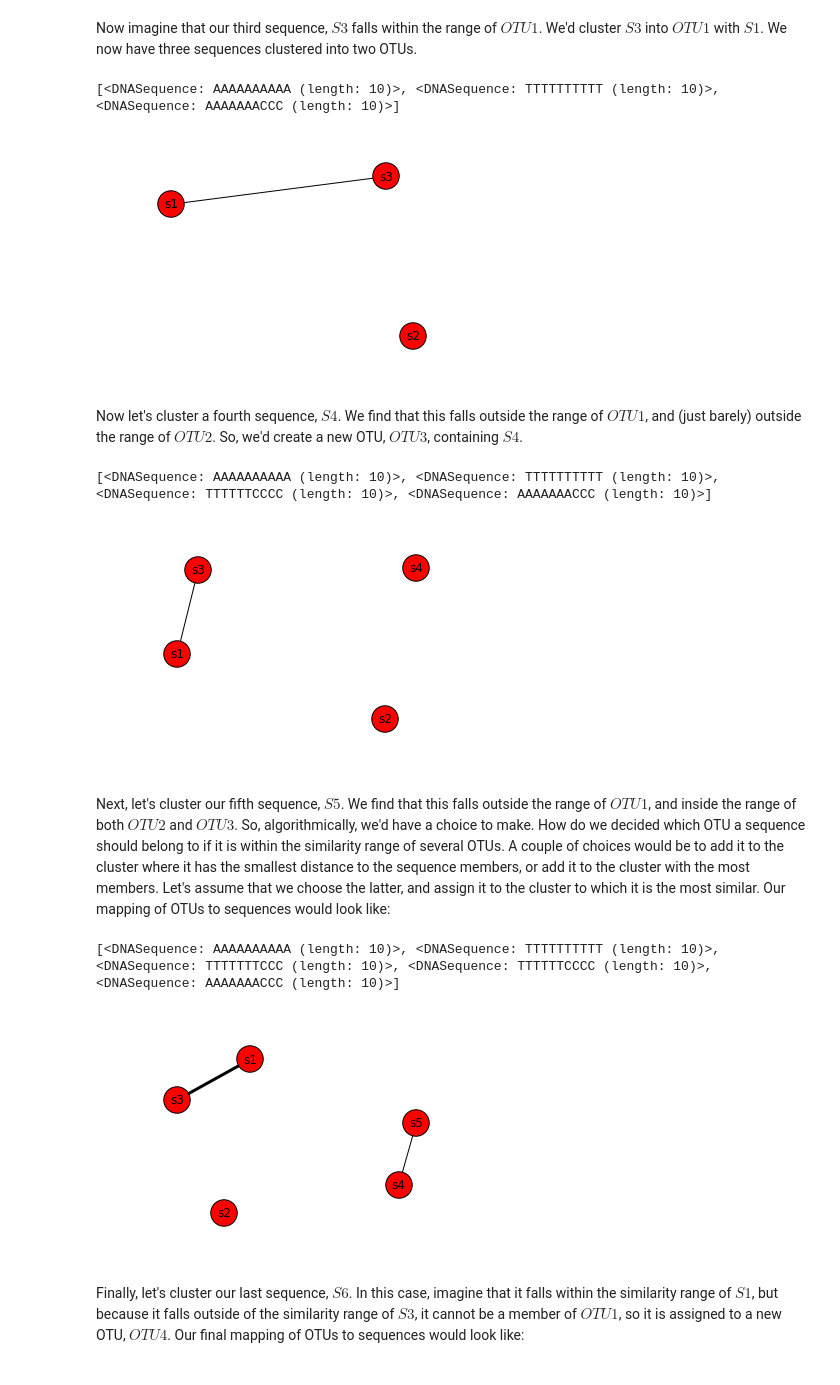
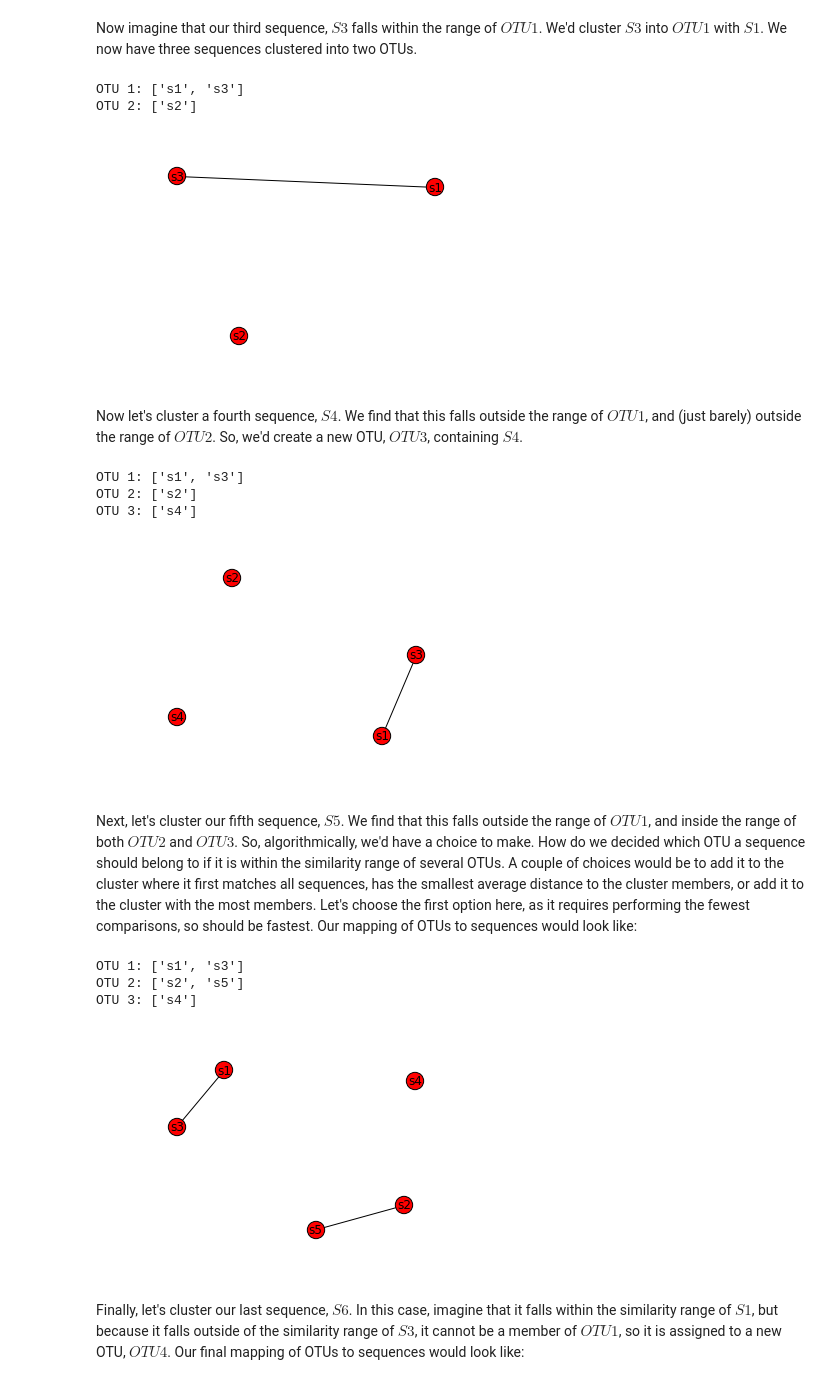
Before and after one commit to applied-bioinformatics/An-Introduction-To-Applied-Bioinformatics, a Jupyter notebook: fundamentals/sequence-mapping-and-clustering.ipynb, the cells around one changed output. Saved outputs shown, nothing was run; the diff lists cells and outputs as text; code cells hidden in the pictures.

```diff
--- a/fundamentals/sequence-mapping-and-clustering.ipynb
+++ b/fundamentals/sequence-mapping-and-clustering.ipynb
@@ -110,7 +103,8 @@ Here's what that process would look like for six sequences.
 
 Our first sequence, $S1$, will define a new OTU. We'll call that OTU $OTU1$. We'll start building a mapping of OTUs to the sequences they contain:
 # %%
-G=nx.Graph()
+clusters = []
+G=nx.Graph(id="OTU 1")
 s1 = DNA('AAAAAAAAAA', 's1')
 G.add_node(s1)
-draw_network(G)
+clusters.append(G)
@@ -121,6 +112,8 @@ draw_network(G)
 If our second sequence, $S2$ falls outside of the similarity threshold to $S1$, it will also define a new OTU. We'll call that OTU $OTU2$.
 # %%
 s2 = DNA('TTTTTTTTTT', 's2')
+G=nx.Graph(id="OTU 2")
 G.add_node(s2)
-draw_network(G)
+clusters.append(G)
+show_clusters(clusters, plot_labels=True)
 # %% [output]
@@ -130,29 +124,36 @@ draw_network(G)
 Now imagine that our third sequence, $S3$ falls within the range of $OTU1$. We'd cluster $S3$ into $OTU1$ with $S1$. We now have three sequences clustered into two OTUs.
 # %%
 s3 = DNA('AAAAAAACCC', 's3')
-G.add_edge(s1, s3)
-draw_network(G)
+clusters[0].add_edge(s1, s3)
+show_clusters(clusters, plot_labels=True)
 # %% [output]
-[<DNASequence: AAAAAAAAAA (length: 10)>, <DNASequence: TTTTTTTTTT (length: 10)>, <DNASequence: AAAAAAACCC (length: 10)>]
+OTU 1: ['s1', 's3']
+OTU 2: ['s2']
-[figure, old version]
+[figure, new version]
 # %% [markdown]
 Now let's cluster a fourth sequence, $S4$. We find that this falls outside the range of $OTU1$, and (just barely) outside the range of $OTU2$. So, we'd create a new OTU, $OTU3$, containing $S4$.
 # %%
 s4 = DNA('TTTTTTCCCC', 's4')
+G=nx.Graph(id="OTU 3")
 G.add_node(s4)
-draw_network(G)
+clusters.append(G)
+show_clusters(clusters, plot_labels=True)
 # %% [output]
-[<DNASequence: AAAAAAAAAA (length: 10)>, <DNASequence: TTTTTTTTTT (length: 10)>, <DNASequence: TTTTTTCCCC (length: 10)>, <DNASequence: AAAAAAACCC (length: 10)>]
+OTU 1: ['s1', 's3']
+OTU 2: ['s2']
+OTU 3: ['s4']
-[figure, old version]
+[figure, new version]
 # %% [markdown]
-Next, let's cluster our fifth sequence, $S5$. We find that this falls outside the range of $OTU1$, and inside the range of both $OTU2$ and $OTU3$. So, algorithmically, we'd have a choice to make. How do we decided which OTU a sequence should belong to if it is within the similarity range of several OTUs. A couple of choices would be to add it to the cluster where it has the smallest distance to the sequence members, or add it to the cluster with the most members. Let's assume that we choose the latter, and assign it to the cluster to which it is the most similar. Our mapping of OTUs to sequences would look like:
+Next, let's cluster our fifth sequence, $S5$. We find that this falls outside the range of $OTU1$, and inside the range of both $OTU2$ and $OTU3$. So, algorithmically, we'd have a choice to make. How do we decided which OTU a sequence should belong to if it is within the similarity range of several OTUs. A couple of choices would be to add it to the cluster where it first matches all sequences, has the smallest average distance to the cluster members, or add it to the cluster with the most members. Let's choose the first option here, as it requires performing the fewest comparisons, so should be fastest. Our mapping of OTUs to sequences would look like:
 # %%
 s5 = DNA('TTTTTTTCCC', 's5')
-G.add_edge(s4, s5)
-draw_network(G)
+clusters[1].add_edge(s2, s5)
+show_clusters(clusters, plot_labels=True)
 # %% [output]
-[<DNASequence: AAAAAAAAAA (length: 10)>, <DNASequence: TTTTTTTTTT (length: 10)>, <DNASequence: TTTTTTTCCC (length: 10)>, <DNASequence: TTTTTTCCCC (length: 10)>, <DNASequence: AAAAAAACCC (length: 10)>]
+OTU 1: ['s1', 's3']
+OTU 2: ['s2', 's5']
+OTU 3: ['s4']
-[figure, old version]
+[figure, new version]
 # %% [markdown]
 Finally, let's cluster our last sequence, $S6$. In this case, imagine that it falls within the similarity range of $S1$, but because it falls outside of the similarity range of $S3$, it cannot be a member of $OTU1$, so it is assigned to a new OTU, $OTU4$. Our final mapping of OTUs to sequences would look like:
 # %%
```
Also changed, not shown: parts of 10 cells of this notebook.
